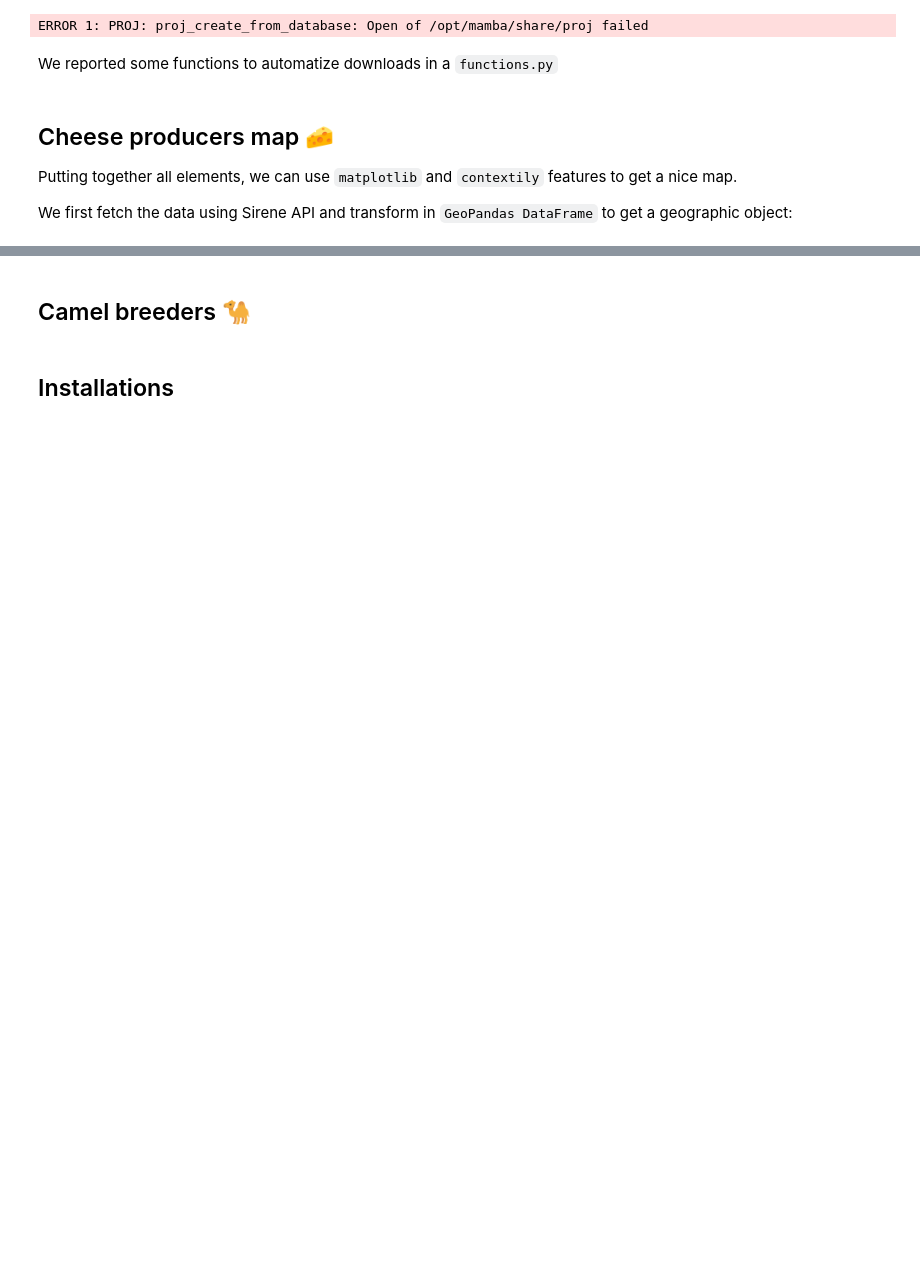
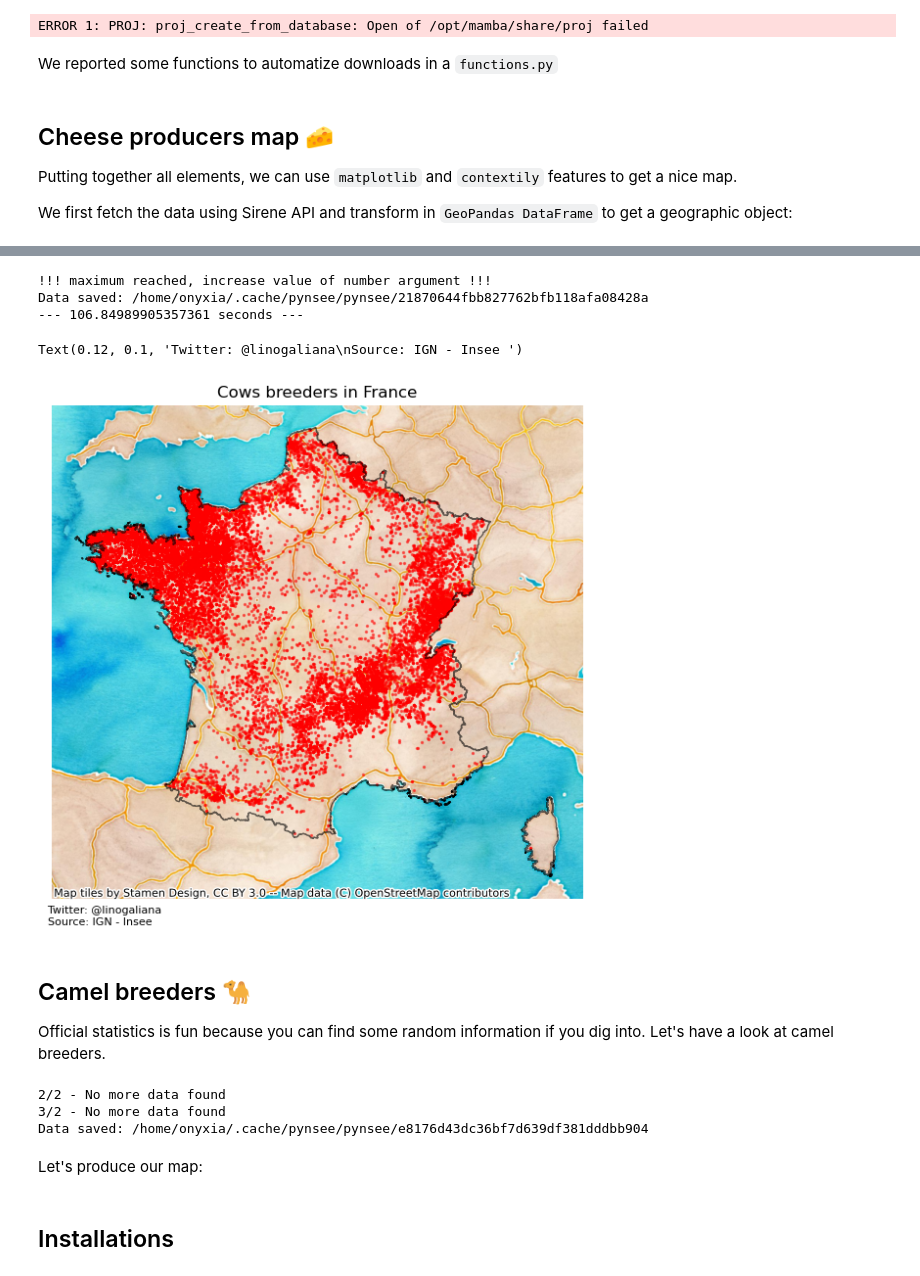
Before and after one commit to linogaliana/30daysmapchallenge2022, a Jupyter notebook: day1_points/day1.ipynb, the cells around one changed output, grey strips where cells are left out. Drawn from its saved outputs; the diff is of its cells as text; code cells hidden in the pictures; blank space fills up the shorter version.

```diff
--- a/day1_points/day1.ipynb
+++ b/day1_points/day1.ipynb
@@ -136,19 +144,36 @@ plt.figtext(.2, .03, txt, wrap=True, horizontalalignment='left', fontsize=8)
+# %%
+geopandas_vaches = fc.geoloc_data(
+    fc.create_dataset_sirene("01.41Z", number = 30000)
+)
+geopandas_vaches = gpd.GeoDataFrame(
+    geopandas_vaches,
+    geometry=gpd.points_from_xy(geopandas_vaches['longitude'], geopandas_vaches['latitude']),
+    crs=4326)
+# %% [output]
+!!! maximum reached, increase value of number argument !!!
+Data saved: /home/onyxia/.cache/pynsee/pynsee/21870644fbb827762bfb118afa08428a
+--- 106.84989905357361 seconds ---
 # %%
-geopandas_vaches = geoloc_data(
-    create_dataset_sirene("01.41Z")
-)
-geopandas_vaches = gpd.GeoDataFrame(
-    geopandas_vaches,
-    geometry=gpd.points_from_xy(geopandas_vaches['longitude'], geopandas_vaches['latitude']),
-    crs=4326)
-ax = geopandas_vaches.to_crs(2154).plot(color = 'red', alpha = 0.5, markersize = 2)
+ax = geopandas_vaches.to_crs(2154).plot(color = 'red', alpha = 0.5, markersize = 2, figsize = (7,7))
 france.plot(ax = ax, zorder=1, edgecolor = "black", alpha = 0.6, facecolor="none",
                                                            color = None)
 ctx.add_basemap(ax, source = ctx.providers.Stamen.Watercolor, crs = 2154)
 ax.set_axis_off()
+ax.set_title('Cows breeders in France')
+plt.figtext(.12, .1, txt, wrap=True, horizontalalignment='left', fontsize=8)
+# %% [output]
+Text(0.12, 0.1, 'Twitter: @linogaliana\nSource: IGN - Insee ')
+[figure, added]
 # %% [markdown]
 ## Camel breeders 🐪
+
+Official statistics is fun because you can find some random information if you dig into.
+Let's have a look at camel breeders.
 # %%
-geopandas_chameaux = geoloc_data(
-    create_dataset_sirene("01.44Z")
+geopandas_chameaux = fc.geoloc_data(
+    fc.create_dataset_sirene("01.44Z", number = 2000)
 )
+# %% [output]
+2/2 - No more data found
+3/2 - No more data found
+Data saved: /home/onyxia/.cache/pynsee/pynsee/e8176d43dc36bf7d639df381dddbb904
@@ -155,3 +184,5 @@ geopandas_chameaux = geoloc_data(
+# %% [markdown]
+Let's produce our map:
 # %%
 gdf_chameaux = gpd.GeoDataFrame(
     geopandas_chameaux,
```
Also changed, not shown: parts of 7 cells of this notebook.
